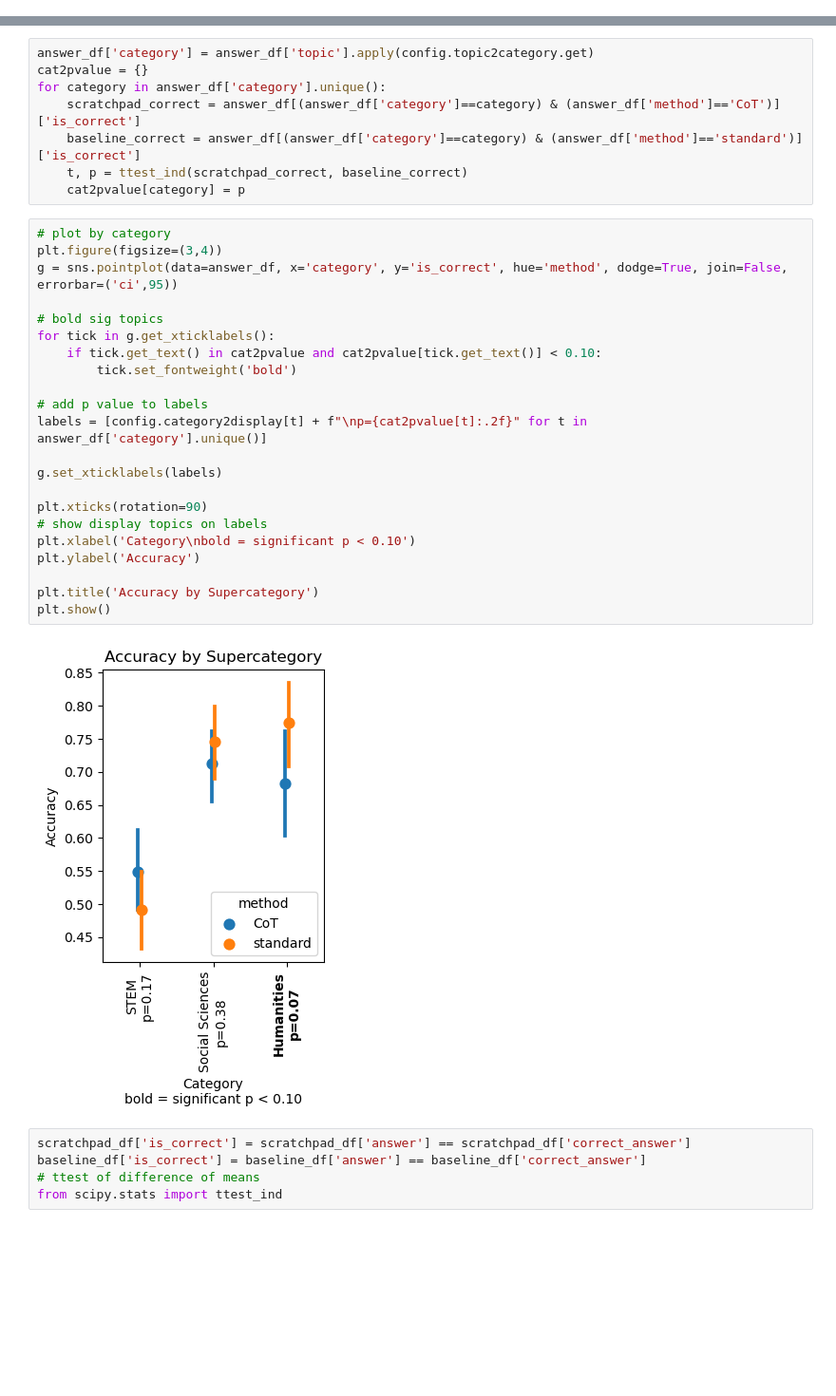
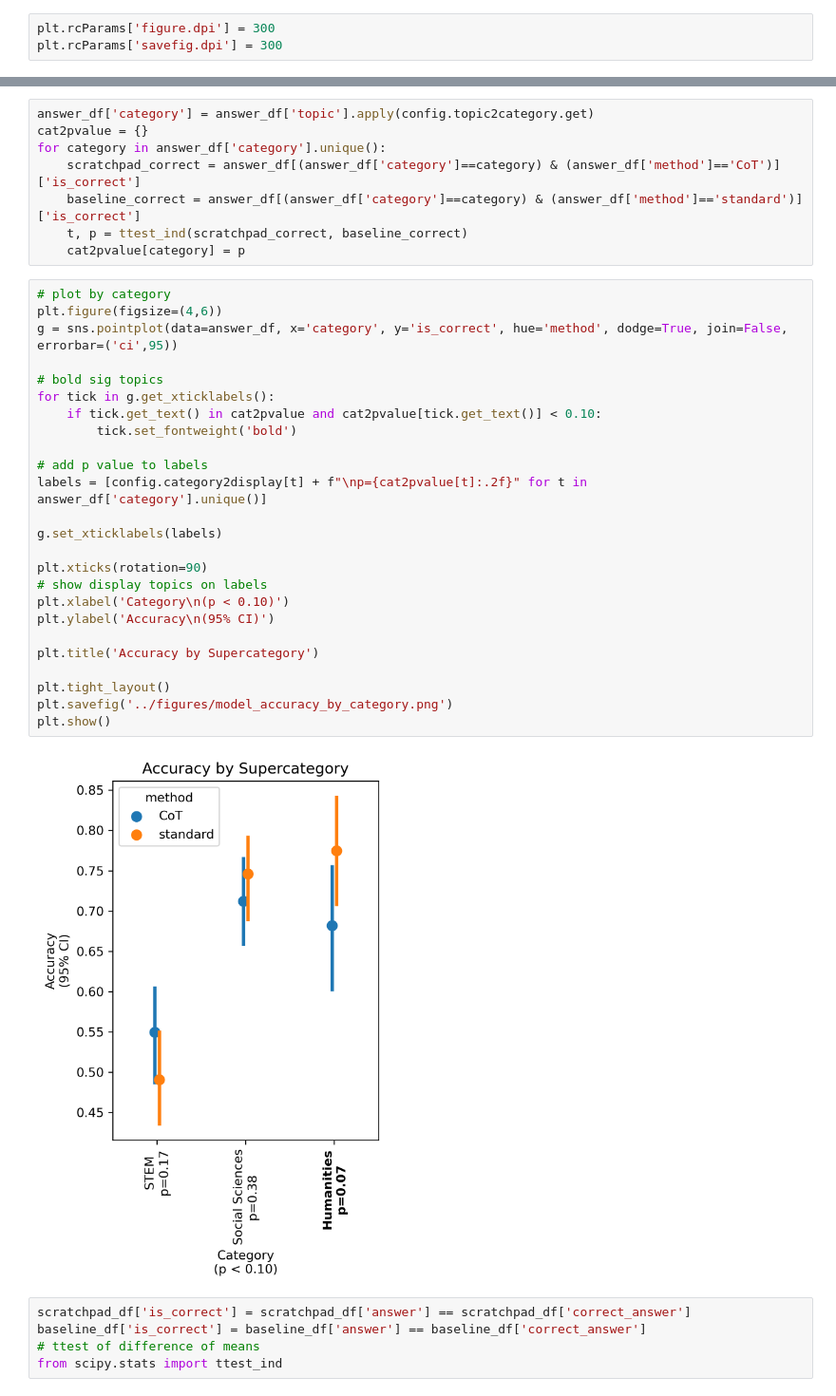
Before and after one commit to petezh/ChatGPT-Advice, a Jupyter notebook: notebooks/analyze_model_results.ipynb, the cells around one changed output, grey strips where cells are left out. Shown at 95% size. Drawn from its saved outputs; the diff is of its cells as text; blank space fills up the shorter version.

```diff
--- a/notebooks/analyze_model_results.ipynb
+++ b/notebooks/analyze_model_results.ipynb
@@ -18,6 +18,9 @@ from scipy.stats import ttest_ind, spearmanr
 from sklearn.calibration import calibration_curve
 
 import config
+# %%
+plt.rcParams['figure.dpi'] = 300
+plt.rcParams['savefig.dpi'] = 300
 # %%
 import yaml
 topics = config.topics
@@ -73,28 +78,31 @@ for category in answer_df['category'].unique():
     cat2pvalue[category] = p
 # %%
 # plot by category
-plt.figure(figsize=(3,4))
+plt.figure(figsize=(4,6))
 g = sns.pointplot(data=answer_df, x='category', y='is_correct', hue='method', dodge=True, join=False, errorbar=('ci',95))
 
 # bold sig topics
 for tick in g.get_xticklabels():
     if tick.get_text() in cat2pvalue and cat2pvalue[tick.get_text()] < 0.10:
         tick.set_fontweight('bold')
 
 # add p value to labels
 labels = [config.category2display[t] + f"\np={cat2pvalue[t]:.2f}" for t in answer_df['category'].unique()]
 
 g.set_xticklabels(labels)
 
 plt.xticks(rotation=90)
 # show display topics on labels
-plt.xlabel('Category\nbold = significant p < 0.10')
-plt.ylabel('Accuracy')
+plt.xlabel('Category\n(p < 0.10)')
+plt.ylabel('Accuracy\n(95% CI)')
 
 plt.title('Accuracy by Supercategory')
+
+plt.tight_layout()
+plt.savefig('../figures/model_accuracy_by_category.png')
 plt.show()
 # %% [output]
-[figure, old version]
+[figure, new version]
 # %%
 scratchpad_df['is_correct'] = scratchpad_df['answer'] == scratchpad_df['correct_answer']
 baseline_df['is_correct'] = baseline_df['answer'] == baseline_df['correct_answer']
```
Also changed, not shown: parts of 1 cell of this notebook, 29 other files.
